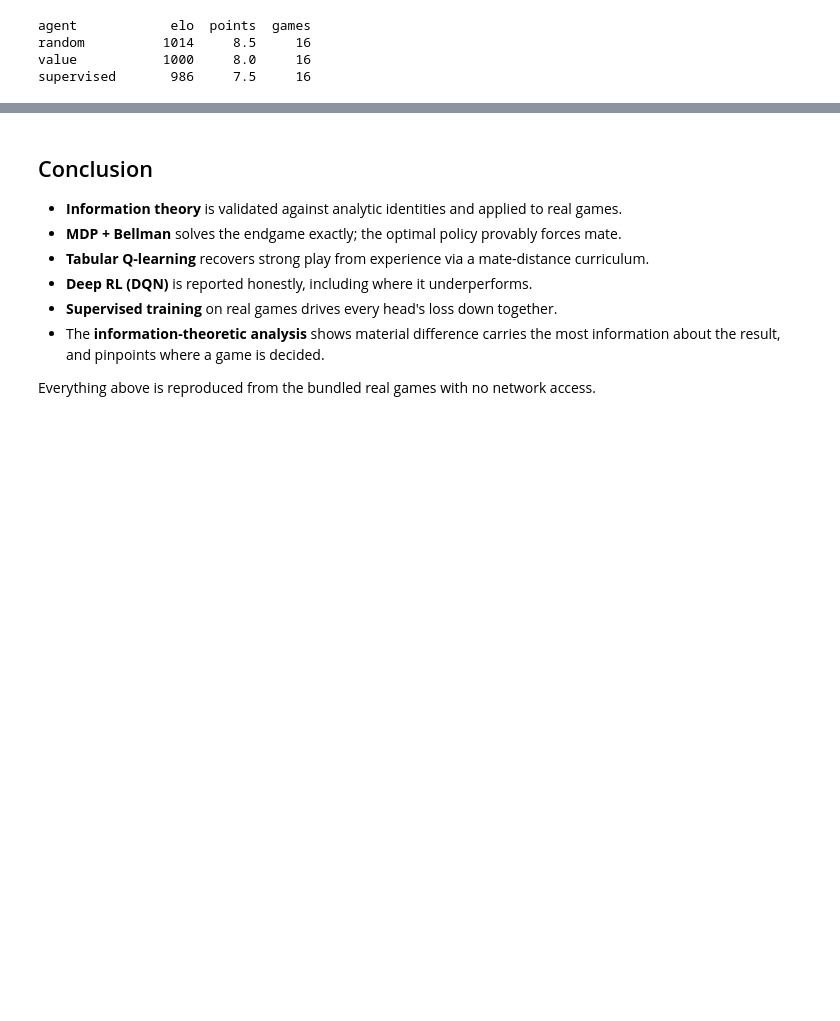
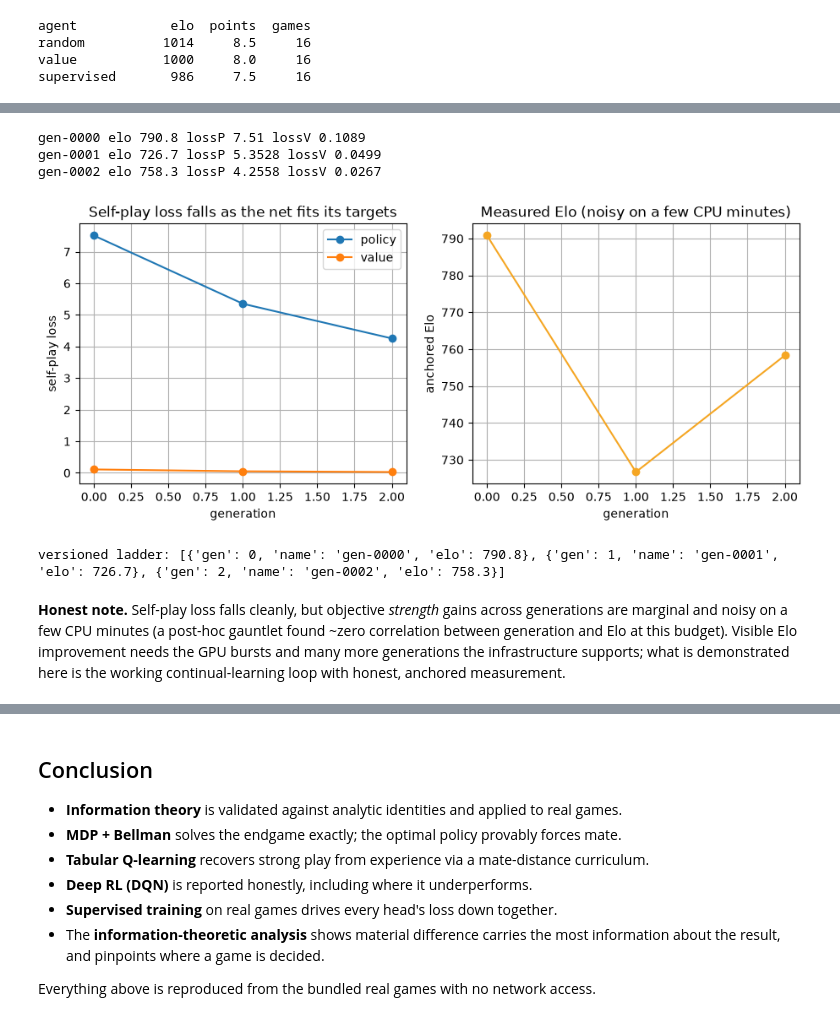
Before and after one commit to aravinds-kannappan/Chess-Gambit-RL, a Jupyter notebook: notebooks/shannons_gambit_reproduce.ipynb, the cells around one changed output, grey strips where cells are left out. Cells and saved outputs as stored; diff of their text form; code cells hidden in the pictures; blank space fills up the shorter version.

```diff
--- a/notebooks/shannons_gambit_reproduce.ipynb
+++ b/notebooks/shannons_gambit_reproduce.ipynb
@@ -230,0 +237,39 @@ supervised       986     7.5     16
+# %%
+import shutil
+from dataclasses import replace
+from shannons_gambit.config import ContinualConfig, NetConfig
+from shannons_gambit.agents.alphazero.continual import ContinualTrainer
+shutil.rmtree("runs/nb_continual", ignore_errors=True)
+ccfg = replace(ContinualConfig(), run_dir="runs/nb_continual", init_from="",
+               net=NetConfig(channels=24, blocks=2), games_per_gen=4, simulations=12,
+               temperature_moves=4, max_moves=40, eval_games=6, eval_sims=10,
+               batch_size=64, device="cpu")
+trainer = ContinualTrainer(ccfg)
+rows = []
+for _ in range(3):
+    e = trainer.step(); rows.append({"gen": e.gen, "elo": e.elo, **e.metrics})
+    print(e.name, "elo", e.elo, "lossP", e.metrics["loss_policy"], "lossV", e.metrics["loss_value"])
+g = [r["gen"] for r in rows]
+fig, ax = plt.subplots(1, 2, figsize=(11, 4))
+ax[0].plot(g, [r["loss_policy"] for r in rows], marker="o", label="policy")
+ax[0].plot(g, [r["loss_value"] for r in rows], marker="o", label="value")
+ax[0].set_xlabel("generation"); ax[0].set_ylabel("self-play loss"); ax[0].legend()
+ax[0].set_title("Self-play loss falls as the net fits its targets")
+ax[1].plot(g, [r["elo"] for r in rows], marker="o", color="#f5a623")
+ax[1].set_xlabel("generation"); ax[1].set_ylabel("anchored Elo")
+ax[1].set_title("Measured Elo (noisy on a few CPU minutes)")
+plt.show()
+print("versioned ladder:", trainer.ladder.levels())
+# %% [output]
+gen-0000 elo 790.8 lossP 7.51 lossV 0.1089
+gen-0001 elo 726.7 lossP 5.3528 lossV 0.0499
+gen-0002 elo 758.3 lossP 4.2558 lossV 0.0267
+[figure, added]
+versioned ladder: [{'gen': 0, 'name': 'gen-0000', 'elo': 790.8}, {'gen': 1, 'name': 'gen-0001', 'elo': 726.7}, {'gen': 2, 'name': 'gen-0002', 'elo': 758.3}]
+# %% [markdown]
+**Honest note.** Self-play loss falls cleanly, but objective *strength* gains
+across generations are marginal and noisy on a few CPU minutes (a post-hoc gauntlet
+found ~zero correlation between generation and Elo at this budget). Visible Elo
+improvement needs the GPU bursts and many more generations the infrastructure
+supports; what is demonstrated here is the working continual-learning loop with
+honest, anchored measurement.
```
Also changed, not shown: parts of 3 cells of this notebook, 36 other files.
